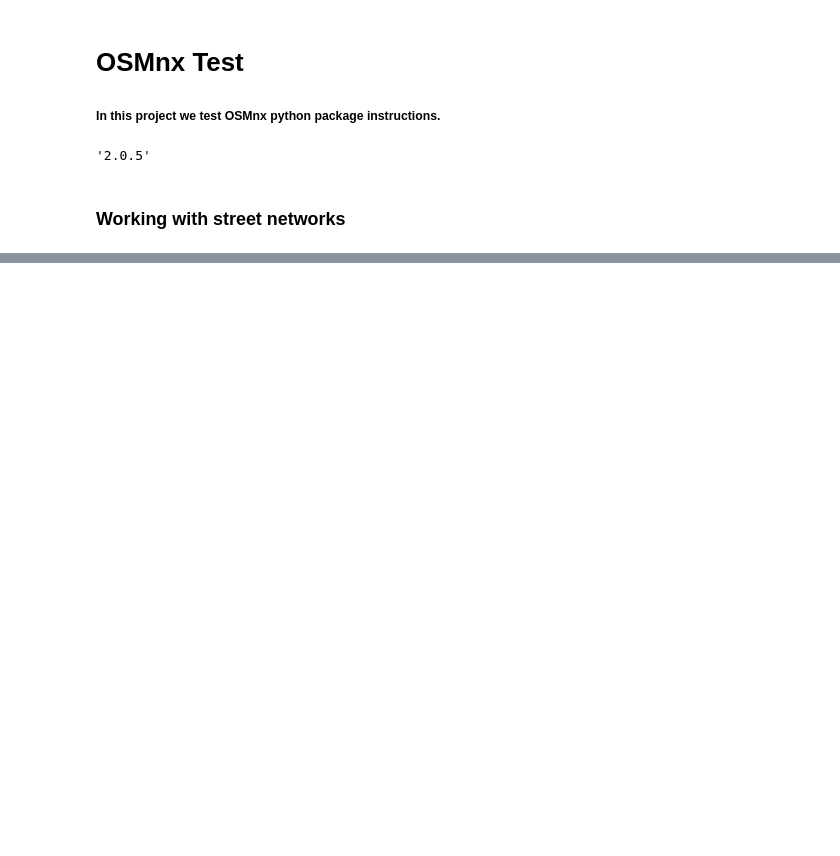
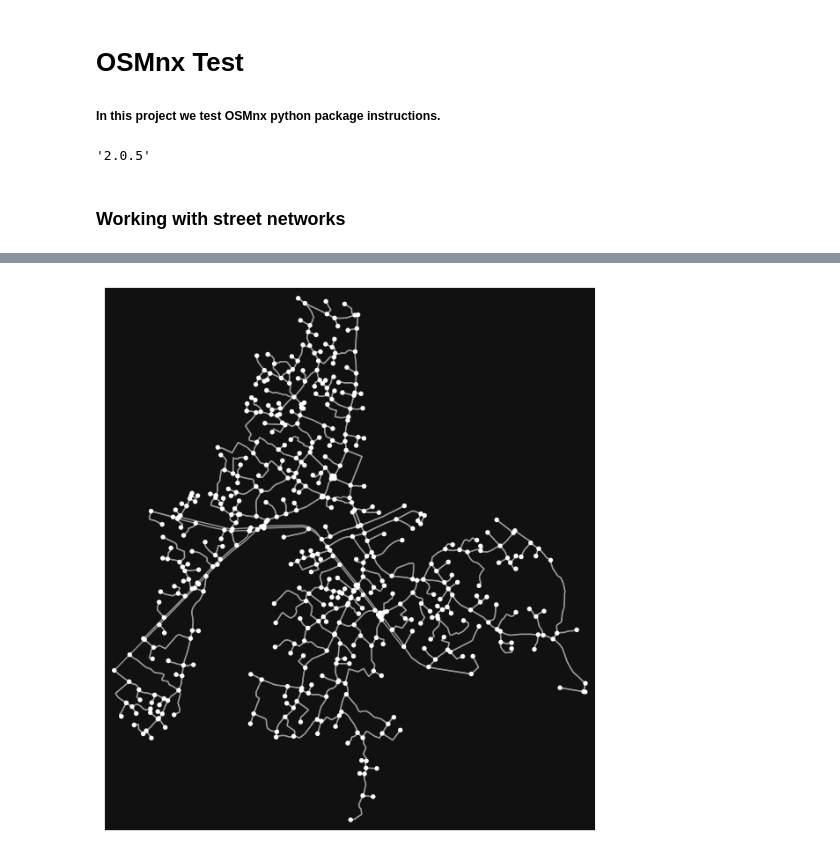
Before and after one commit to saasghari/OSMnx, a Jupyter notebook: src/OSMnx_test.ipynb, the cells around one changed output, grey strips where cells are left out. Cells and saved outputs as stored; diff of their text form; code cells hidden in the pictures; blank space fills up the shorter version.

```diff
--- a/src/OSMnx_test.ipynb
+++ b/src/OSMnx_test.ipynb
@@ -25,0 +26,7 @@ ImportError: matplotlib must be installed as an optional dependency for visualiz
+# %%
+# <1>
+# download/model a street network for some city then visualize it
+G = ox.graph.graph_from_place("لشت نشاء، گیلان، ایران", network_type="drive")
+fig, ax = ox.plot.plot_graph(G)
+# %% [output]
+[figure, added]
```
Also changed, not shown: parts of 1 cell of this notebook.
